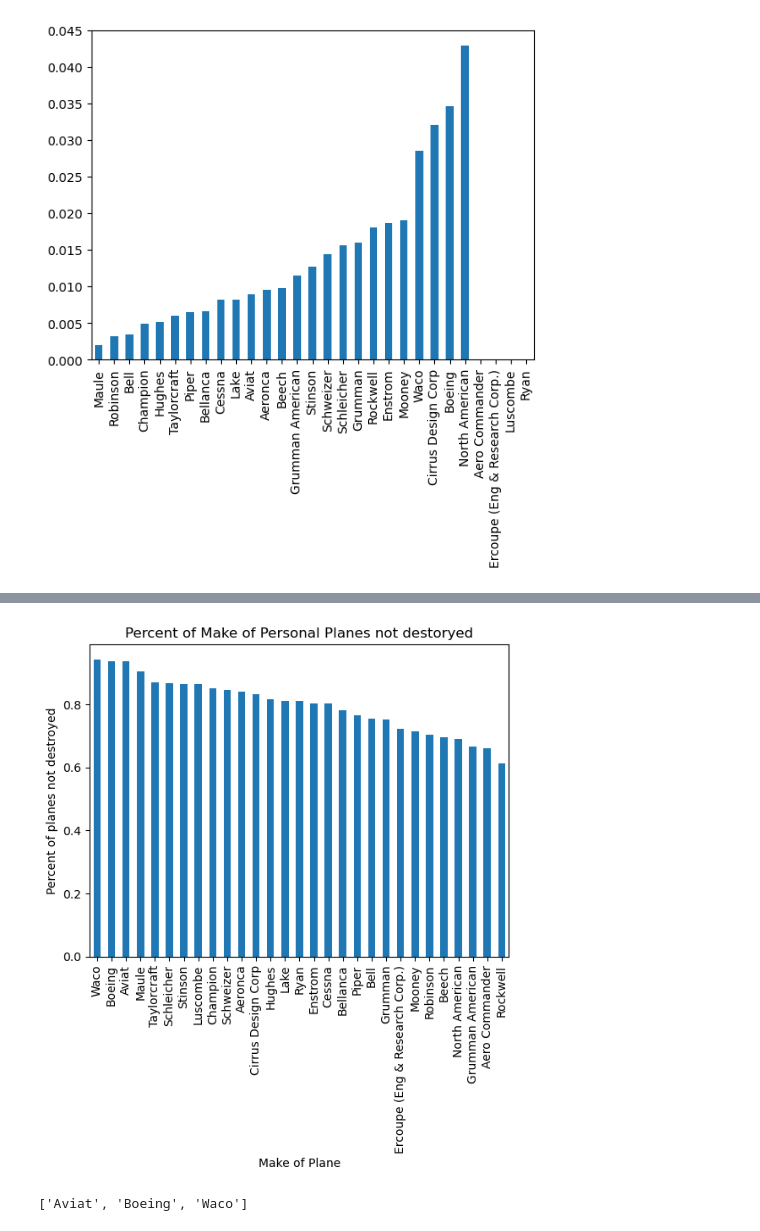
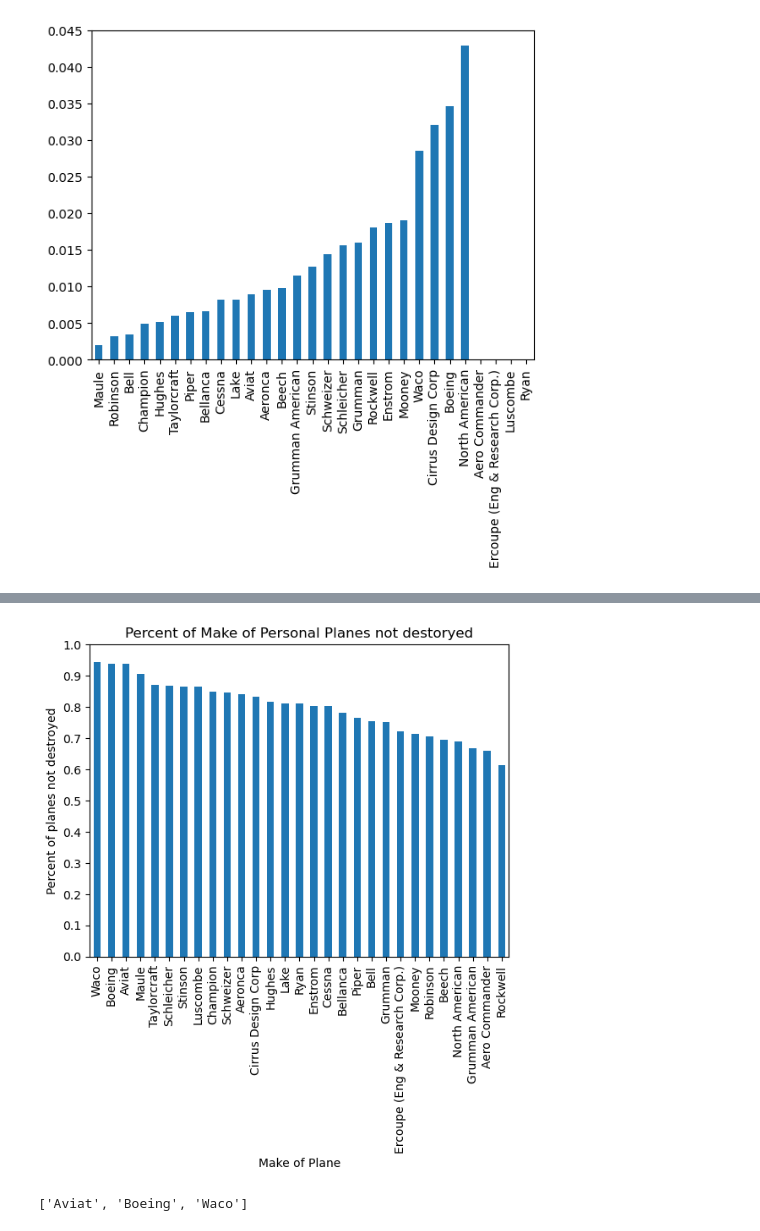
Before and after one commit to Reynch/dsc-phase-1-project-v3, a Jupyter notebook: student.ipynb, the cells around one changed output, grey strips where cells are left out. Cells and saved outputs as stored; diff of their text form; code cells hidden in the pictures.

```diff
--- a/student.ipynb
+++ b/student.ipynb
@@ -174,4 +190,4 @@ make_minor.plot(kind = 'bar')
 #Boeing                            0.034602
 #North American                    0.042857
 minor_personal.fillna(0,inplace = True)
-minor_sub = (minor_personal.add(substantial_personal, fill_value x= 0)/personal_df['Make'].value_counts()).sort_values(ascending = False)
+minor_sub = (minor_personal.add(substantial_personal, fill_value = 0)/personal_df['Make'].value_counts()).sort_values(ascending = False)
@@ -179,0 +194,2 @@ SyntaxError: invalid syntax. Perhaps you forgot a comma? (1092872715.py, line 5)
+# %%
+personal_df.dropna(subset = 'Aircraft.damage',inplace = True)
@@ -180,12 +216,12 @@ SyntaxError: invalid syntax. Perhaps you forgot a comma? (1092872715.py, line 5)
 # %%
-substantial_personal = personal_df[personal_df['Aircraft.damage'] == 'Substantial']['Make'].value_counts()
 substantial_make = substantial_personal.div(personal_df['Make'].value_counts()).sort_values()
 ax= minor_sub.plot(kind = 'bar')
 ax.set_xlabel('Make of Plane')
 ax.set_ylabel('Percent of planes not destroyed')
-ax.set_title('Percent of Make of Personal Planes not destoryed');
+ax.set_title('Percent of Make of Personal Planes not destoryed')
+plt.yticks(np.arange(0, 1.1, 0.1));
 # %% [output]
-[figure, old version]
+[figure, new version]
 # %%
 list((substantial_make+ make_minor).dropna().sort_values()[-3:].index)
 # %% [output]
```
Also changed, not shown: parts of 35 cells of this notebook, 2 other files.
